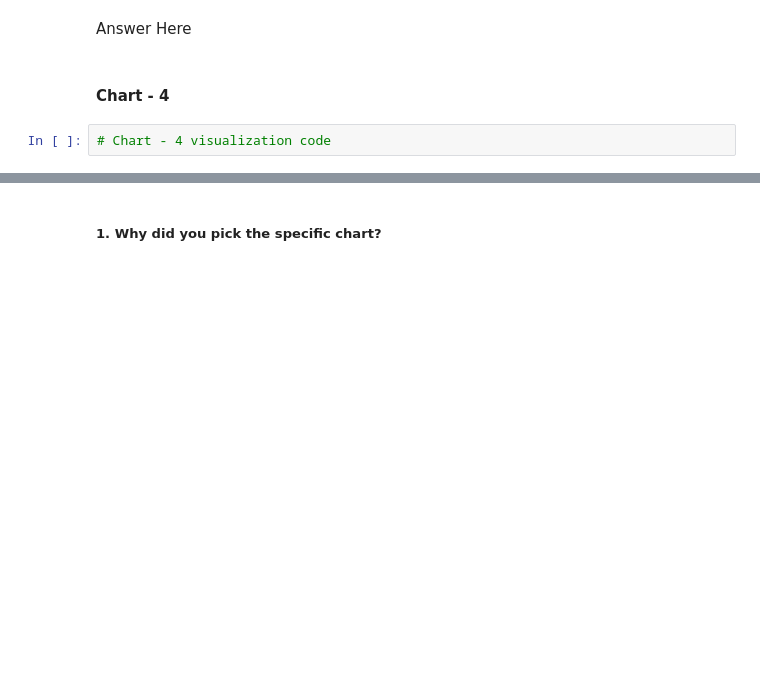
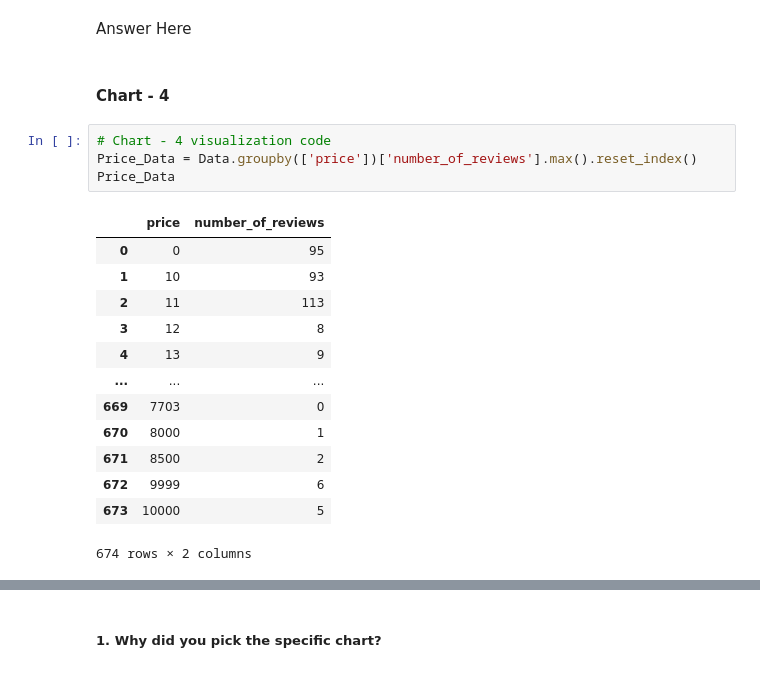
Before and after one commit to HemantSingh108/Airbnb_booking_analysis, a Jupyter notebook: Airbnb_Bookings_Analysis_Capstone_Project.ipynb, the cells around one changed output, grey strips where cells are left out. Drawn from its saved outputs; the diff is of its cells as text; blank space fills up the shorter version.

```diff
--- a/Airbnb_Bookings_Analysis_Capstone_Project.ipynb
+++ b/Airbnb_Bookings_Analysis_Capstone_Project.ipynb
@@ -300,3 +345,19 @@ Answer Here
 #### Chart - 4
 # %%
 # Chart - 4 visualization code
+Price_Data = Data.groupby(['price'])['number_of_reviews'].max().reset_index()
+Price_Data
+# %% [output]
+|  | price | number_of_reviews |
+| 0 | 0 | 95 |
+| 1 | 10 | 93 |
+| 2 | 11 | 113 |
+| 3 | 12 | 8 |
+| 4 | 13 | 9 |
+| ... | ... | ... |
+| 669 | 7703 | 0 |
+| 670 | 8000 | 1 |
+| 671 | 8500 | 2 |
+| 672 | 9999 | 6 |
+| 673 | 10000 | 5 |
+674 rows × 2 columns
```
Also changed, not shown: parts of 8 cells of this notebook.
